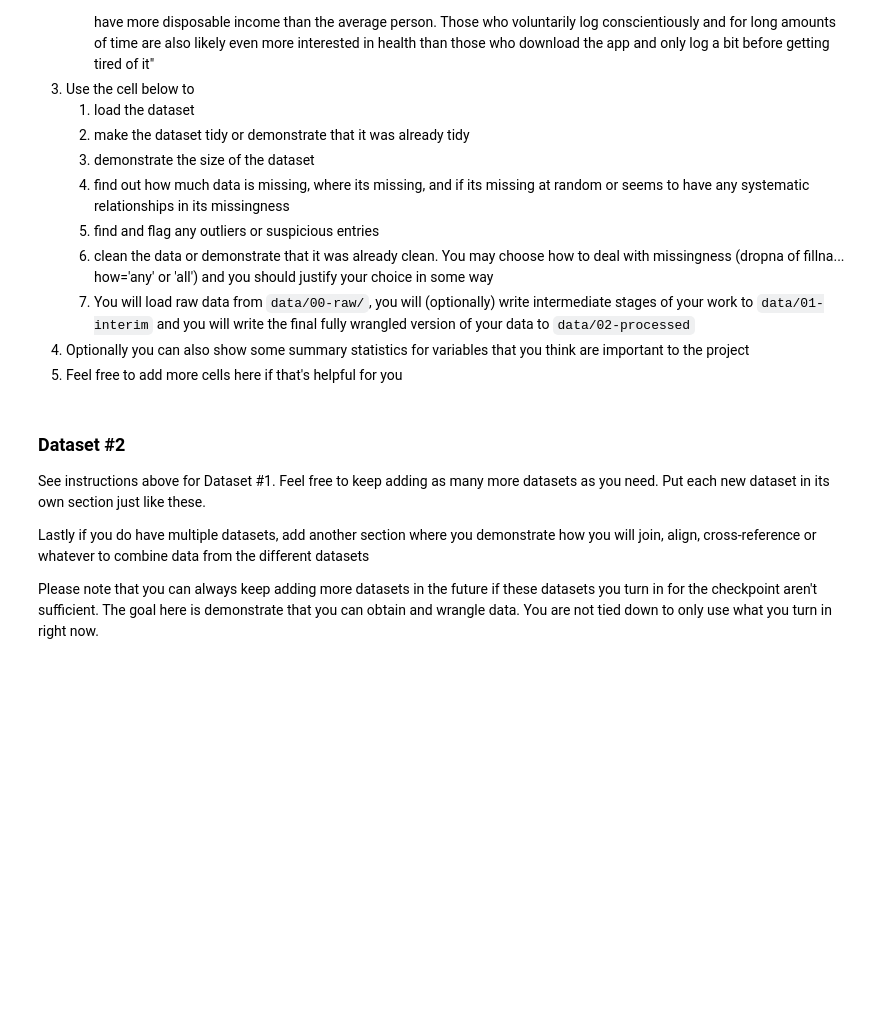
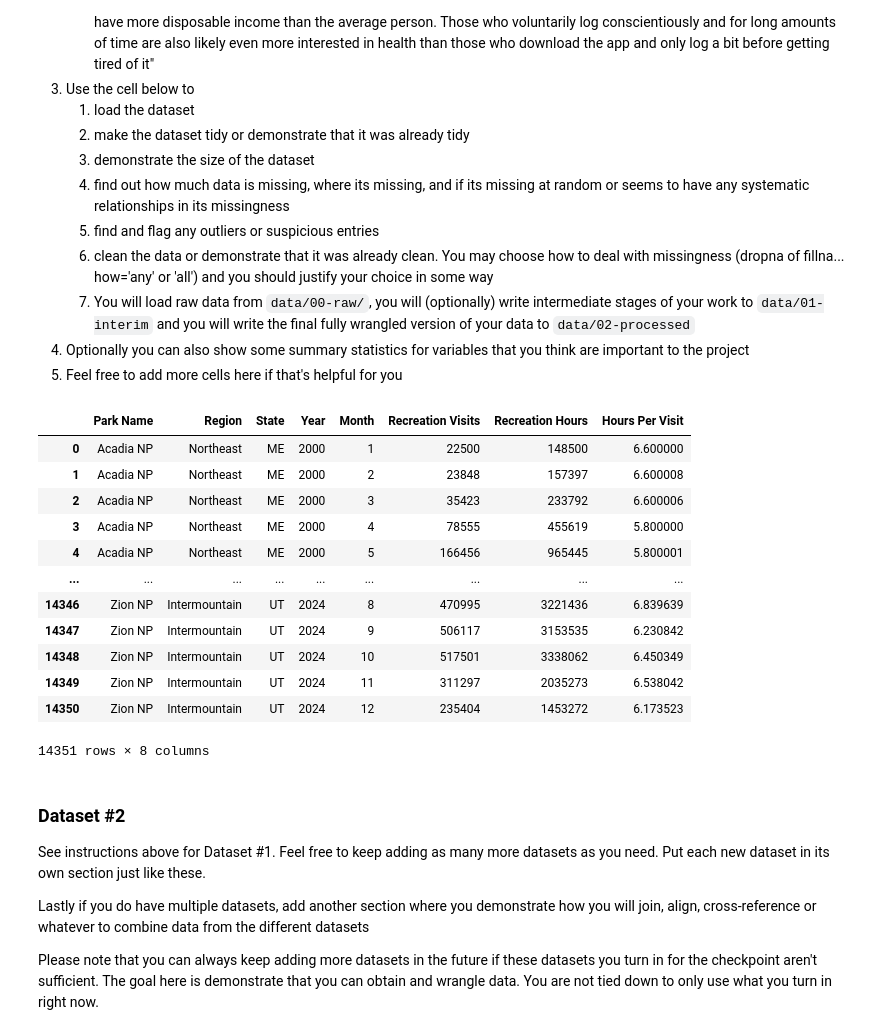
Before and after one commit to COGS108/Group112_WI26, a Jupyter notebook: 01-DataCheckpoint.ipynb, the cells around one changed output. Saved outputs shown, nothing was run; the diff lists cells and outputs as text; code cells hidden in the pictures; blank space fills up the shorter version.

Commit message:
Loaded in the Dataset and did some cleaning

```diff
--- a/01-DataCheckpoint.ipynb
+++ b/01-DataCheckpoint.ipynb
@@ -156,3 +186,21 @@ Instructions:
+# %%
+## Loading the new and cleaned dataset
+np = pd.read_csv("data/02-processed/nps_visitation_2000_2024_processed.csv")
+np
+# %% [output]
+|  | Park Name | Region | State | Year | Month | Recreation Visits | Recreation Hours | Hours Per Visit |
+| 0 | Acadia NP | Northeast | ME | 2000 | 1 | 22500 | 148500 | 6.600000 |
+| 1 | Acadia NP | Northeast | ME | 2000 | 2 | 23848 | 157397 | 6.600008 |
+| 2 | Acadia NP | Northeast | ME | 2000 | 3 | 35423 | 233792 | 6.600006 |
+| 3 | Acadia NP | Northeast | ME | 2000 | 4 | 78555 | 455619 | 5.800000 |
+| 4 | Acadia NP | Northeast | ME | 2000 | 5 | 166456 | 965445 | 5.800001 |
+| ... | ... | ... | ... | ... | ... | ... | ... | ... |
+| 14346 | Zion NP | Intermountain | UT | 2024 | 8 | 470995 | 3221436 | 6.839639 |
+| 14347 | Zion NP | Intermountain | UT | 2024 | 9 | 506117 | 3153535 | 6.230842 |
+| 14348 | Zion NP | Intermountain | UT | 2024 | 10 | 517501 | 3338062 | 6.450349 |
+| 14349 | Zion NP | Intermountain | UT | 2024 | 11 | 311297 | 2035273 | 6.538042 |
+| 14350 | Zion NP | Intermountain | UT | 2024 | 12 | 235404 | 1453272 | 6.173523 |
+14351 rows × 8 columns
 # %% [markdown]
 ### Dataset #2
 
```
Also changed, not shown: parts of 3 cells of this notebook.
